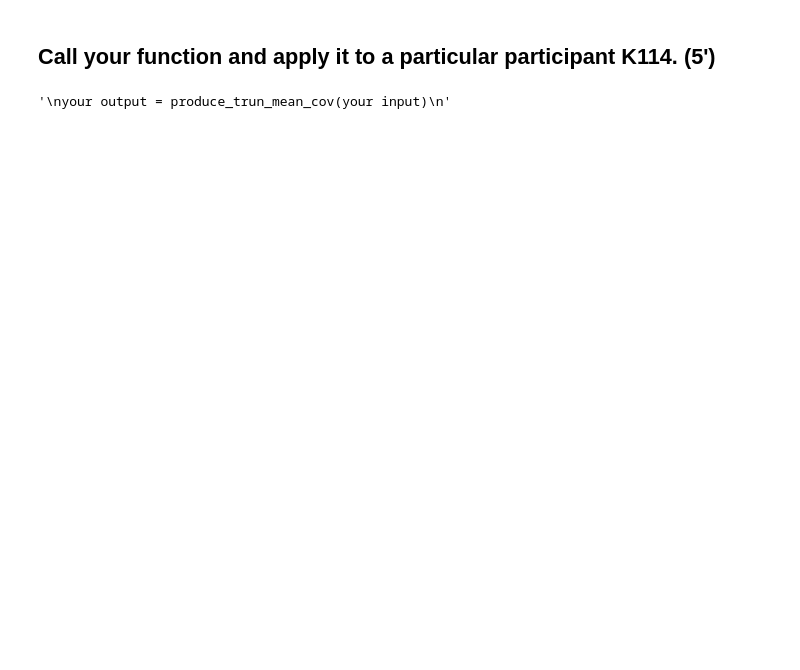
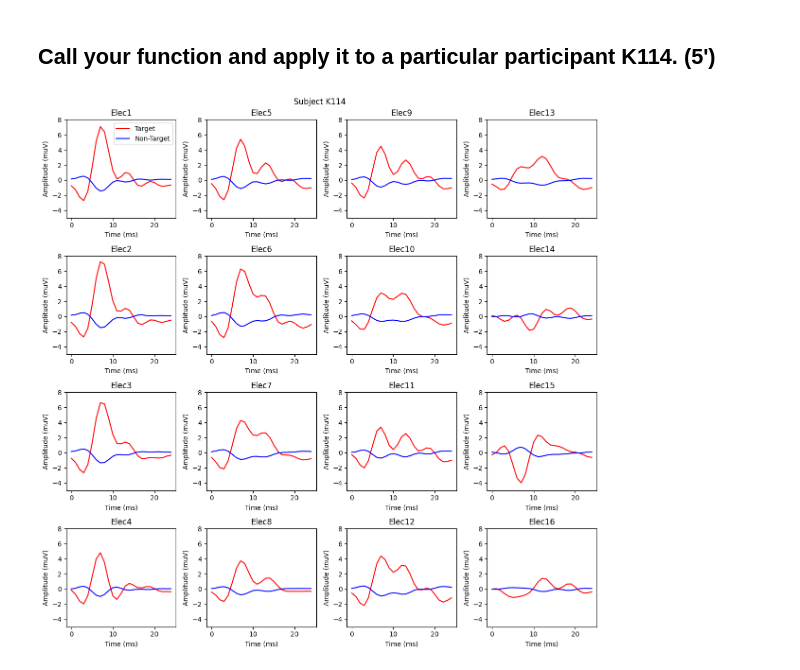
Before and after one commit to Victoriao00/BIOS-584, a Jupyter notebook: HW7.ipynb, the cells around one changed output. Cells and saved outputs as stored; diff of their text form; code cells hidden in the pictures; blank space fills up the shorter version.

```diff
--- a/HW7.ipynb
+++ b/HW7.ipynb
@@ -94,6 +97,5 @@ Directory already exists: /Users/victoriaostebo/PycharmProjects/BIOS_584/K114
 - Use `sio.loadmat()` function to load the dataset and rename it as `eeg_trunc_obj`. (1')
 # %%
 # Write your own code:
-mat_filename = f"{subject_name}_{session_name}_Truncated_Data_0.5_6.mat"
-mat_filepath = os.path.join(parent_data_dir, mat_filename)
-eeg_trunc_obj = sio.loadmat(mat_filepath)
+#load and rename data
+eeg_trunc_obj = sio.loadmat('data/K114_001_BCI_TRN_Truncated_Data_0.5_6.mat')
@@ -110,3 +110,17 @@ FileNotFoundError: [Errno 2] No such file or directory: '/Users/victoriaostebo/P
 - What does `eeg_trunc_type` contain? (1')
 # %%
 # Write your own code:
+#print fucntion and find signal + type
+print(eeg_trunc_obj.keys())
+
+#exctract info+ rename
+eeg_trunc_signal = eeg_trunc_obj['Signal']
+eeg_trunc_type = eeg_trunc_obj['Type']
+
+#convert to 1d-array
+np.squeeze(eeg_trunc_type, axis=1)
+print(eeg_trunc_type.shape)
+print(eeg_trunc_signal.shape)
+
+print(eeg_trunc_type)
+#contains -1 (non-trget), 1(target)
@@ -203,9 +365,21 @@ def plot_trunc_cov(
 '''
 your output = produce_trun_mean_cov(your input)
 '''
+#run function to get mean/covariates
+trunc_output = produce_trunc_mean_cov(eeg_trunc_signal, eeg_trunc_type, E_val)
+#get items from output list
+signal_tar_mean, signal_ntar_mean, signal_tar_cov, signal_ntar_cov, signal_all_cov = trunc_output
-# %% [output]
-'\nyour output = produce_trun_mean_cov(your input)\n'
 # %%
 # Write your own code: (only call plot_trunc_mean in this code section)
+plot_trunc_mean(
+    signal_tar_mean,
+    signal_ntar_mean,
+    subject_name='Subject K114',
+    time_index=time_index,
+    E_val=E_val,
+    electrode_name_ls=electrode_name_ls
+)
+# %% [output]
+[figure, added]
 # %%
 # Write your own code: call plot_trunc_cov for target covariance only
```
Also changed, not shown: parts of 10 cells of this notebook, 4 other files.
